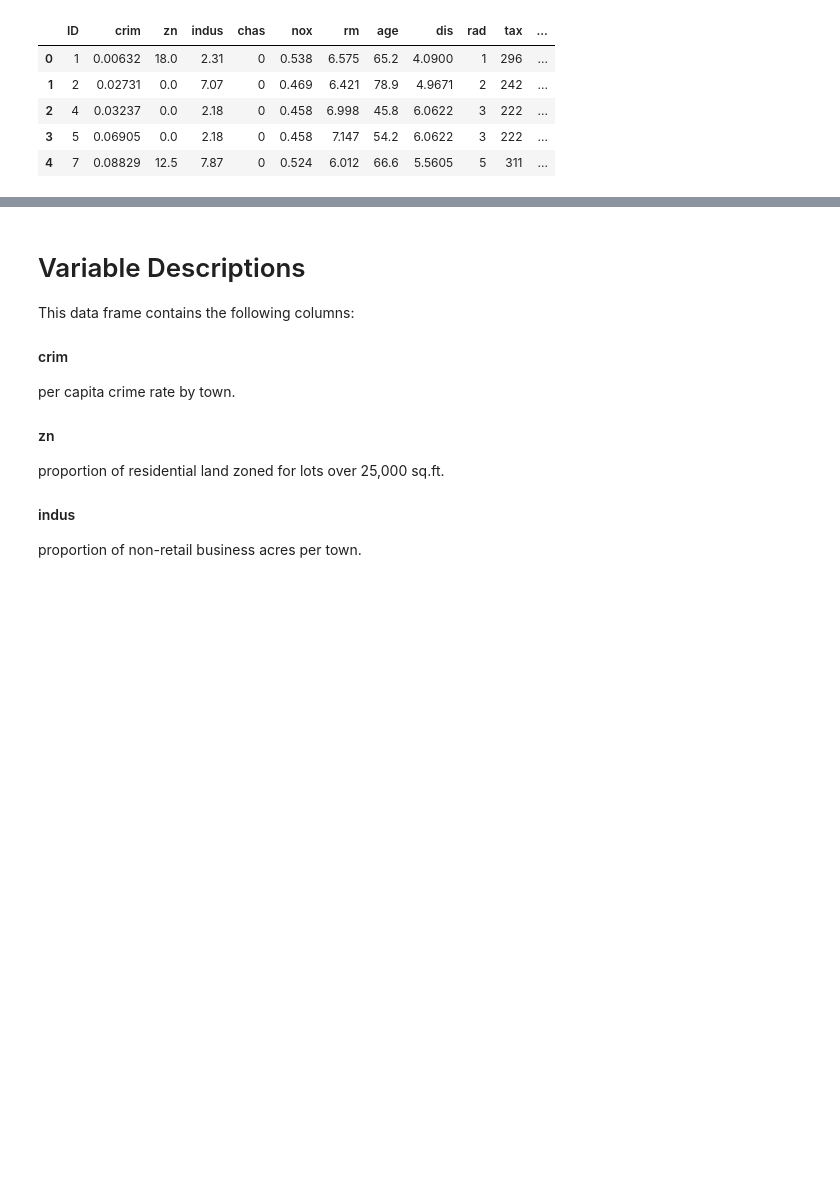
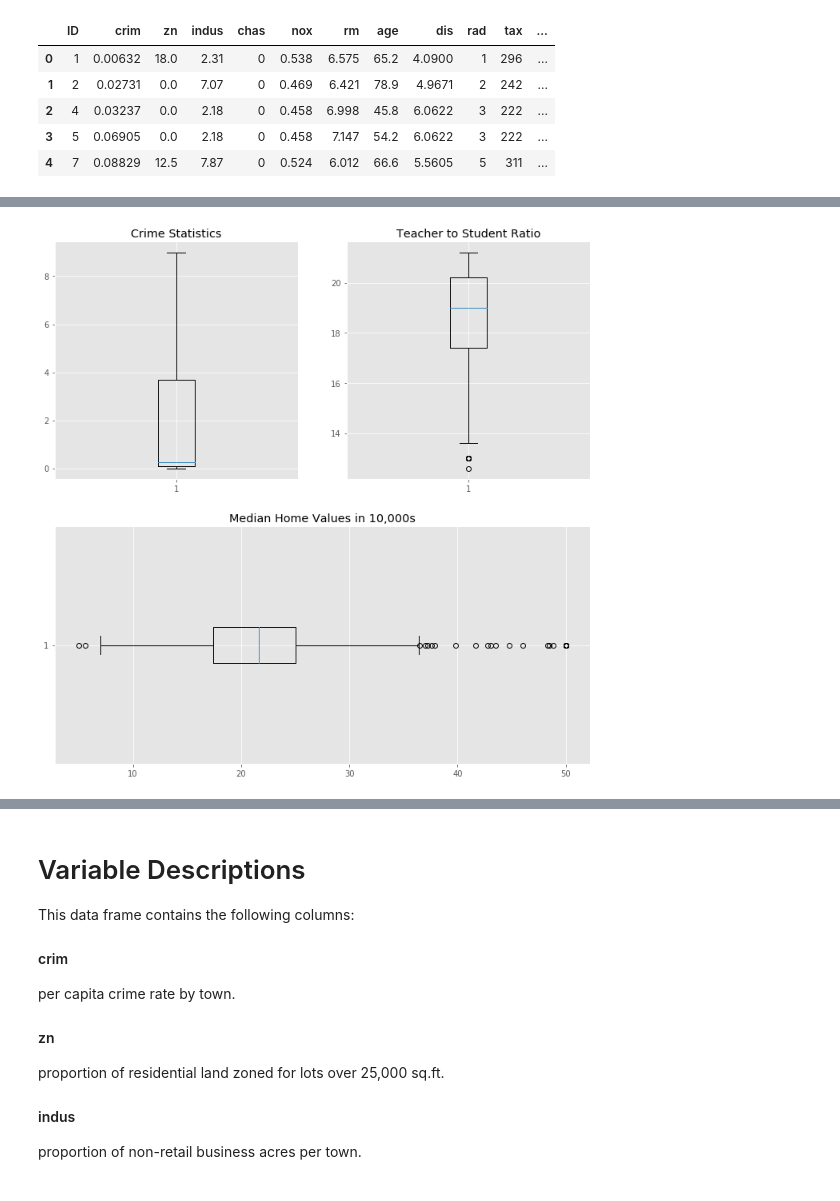
Before and after one commit to akelly66/Flatiron-School, a Jupyter notebook: Mod01/Section03/dsc-1-03-16-eda-with-pandas-using-the-boston-housing-data-lab-online-ds-pt-041519/index.ipynb, the cells around one changed output, grey strips where cells are left out. Drawn from its saved outputs; the diff is of its cells as text; code cells hidden in the pictures; blank space fills up the shorter version.

```diff
--- a/Mod01/Section03/dsc-1-03-16-eda-with-pandas-using-the-boston-housing-data-lab-online-ds-pt-041519/index.ipynb
+++ b/Mod01/Section03/dsc-1-03-16-eda-with-pandas-using-the-boston-housing-data-lab-online-ds-pt-041519/index.ipynb
@@ -49,3 +49,23 @@ df.describe()
 | 50% | 244.000000 | 0.261690 | 0.000000 | 9.900000 | 0.000000 | 0.538000 | 6.202000 | 76.700000 | 3.092300 | 5.000000 | 330.000000 | ... |
 | 75% | 377.000000 | 3.678220 | 12.500000 | 18.100000 | 0.000000 | 0.631000 | 6.595000 | 93.800000 | 5.116700 | 24.000000 | 666.000000 | ... |
 | max | 506.000000 | 73.534100 | 100.000000 | 27.740000 | 1.000000 | 0.871000 | 8.725000 | 100.000000 | 10.710300 | 24.000000 | 711.000000 | ... |
+# %%
+import matplotlib.gridspec as gridspec
+plt.style.use('ggplot')
+new_figure = plt.figure(figsize=(12,12))
+gs = gridspec.GridSpec(2,2)
+
+ax1 = new_figure.add_subplot(gs[0,0])
+ax2 = new_figure.add_subplot(gs[0,1])
+ax3 = new_figure.add_subplot(gs[1,:])
+
+crime_dispersion = df['crim']
+ax1.boxplot(crime_dispersion, showfliers=False)
+ax2.boxplot(df['ptratio'], showfliers=True)
+ax3.boxplot(df['medv'], showfliers=True, vert=False)
+ax1.set_title('Crime Statistics')
+ax2.set_title('Teacher to Student Ratio')
+ax3.set_title('Median Home Values in 10,000s')
+plt.show()
+# %% [output]
+[figure, added]
```
Also changed, not shown: parts of 4 cells of this notebook.
